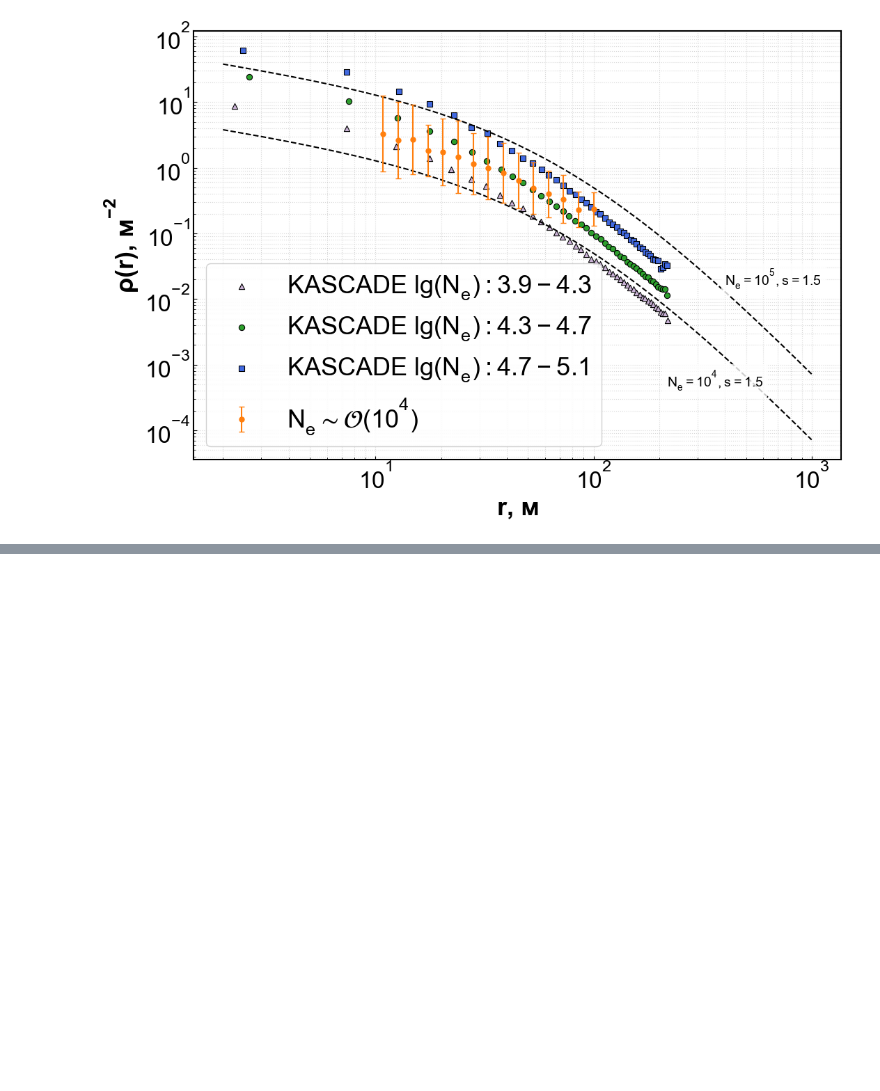
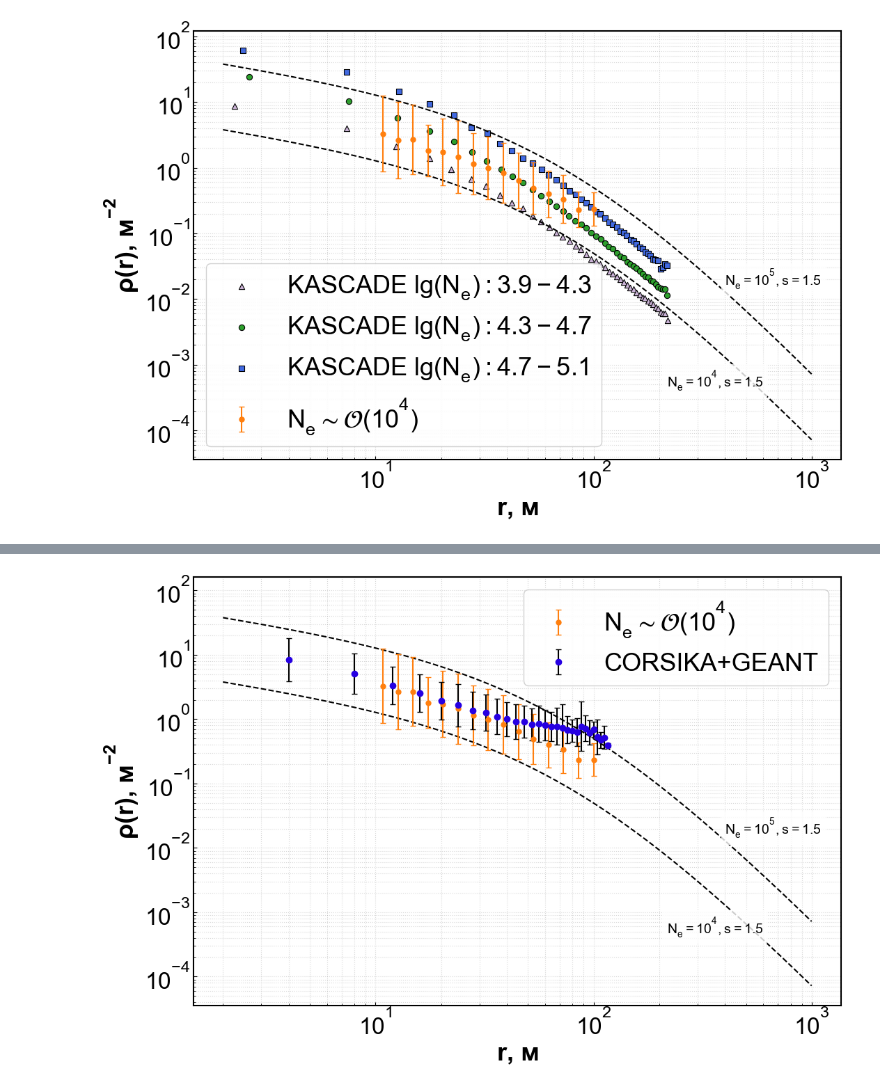
Before and after one commit to matalhim/sdf, a Jupyter notebook: events/notebooks/visualization.ipynb, the cells around one changed output, grey strips where cells are left out. Cells and saved outputs as stored; diff of their text form; code cells hidden in the pictures; blank space fills up the shorter version.

```diff
--- a/events/notebooks/visualization.ipynb
+++ b/events/notebooks/visualization.ipynb
@@ -369,0 +418,20 @@ coordinates_df.head(1)
+# %%
+binned_rho_modeling = defaultdict(list)
+
+
+for r, rho in zip(all_rs_modeling , all_rhos_modeling):
+    bin_r = int(r // 4 * 4)
+    binned_rho_modeling[bin_r].append(rho)
+
+binned_r_modeling = sorted(binned_rho_modeling.keys())
+mean_rho_modeling  = [np.mean(binned_rho_modeling[r]) for r in binned_r_modeling]
+
+result_modeling_df = pd.DataFrame({
+    'r_bin': binned_r_modeling,
+    'rho_mean':mean_rho_modeling,
+    'rho_median': [np.median(binned_rho_modeling[r]) for r in binned_r_modeling],
+    'rho_std': [np.std(binned_rho_modeling[r]) for r in binned_r_modeling],
+    'count': [len(binned_rho_modeling[r]) for r in binned_r_modeling],
+})
+
+result_modeling_df.head(2)
@@ -369,0 +484,80 @@ coordinates_df.head(1)
+# %%
+r_bins_mod = np.logspace(np.log10(10), np.log10(1000), 100)
+bin_centers_mod = np.sqrt(r_bins_mod[:-1] * r_bins_mod[1:])
+
+bin_sums_mod = np.zeros(len(bin_centers_mod))
+bin_counts_mod = np.zeros(len(bin_centers_mod))
+bin_sumsq_mod = np.zeros(len(bin_centers_mod))
+
+for r_val, rho_val in zip(all_rs_modeling, all_rhos_modeling):
+    idx = np.searchsorted(r_bins_mod, r_val) - 1
+    if 0 <= idx < len(bin_centers_mod):
+        bin_sums_mod[idx] += rho_val
+        bin_sumsq_mod[idx] += rho_val**2
+        bin_counts_mod[idx] += 1
+
+mean_rho_mod = bin_sums_mod / bin_counts_mod
+std_rho_mod = np.sqrt(bin_sumsq_mod / bin_counts_mod - mean_rho_mod**2)
+
+log_mean_mod = np.log10(mean_rho_mod)
+log_std_mod = std_rho_mod / (mean_rho_mod * np.log(10))
+
+yerr_lower_mod = mean_rho_mod - 10**(log_mean_mod - log_std_mod)
+yerr_upper_mod = 10**(log_mean_mod + log_std_mod) - mean_rho_mod
+
+yerr_lower_mod = np.abs(yerr_lower_mod)
+yerr_upper_mod = np.abs(yerr_upper_mod)
+
+plt.figure(figsize=(12, 8))
+
+line1, = plt.plot(r_enterval, rho_calculate_low, c='black', linestyle='--')
+line2, = plt.plot(r_enterval, rho_calculate_hight, c='black', linestyle='--')
+
+def add_label(line, text, x_pos=0.5, pos='right'):
+    y_pos = np.interp(x_pos, r_enterval, line.get_ydata())
+    plt.text(x_pos, y_pos, text,
+             color=line.get_color(),
+             ha=pos, va='bottom',
+             bbox=dict(facecolor='white', alpha=0.8, edgecolor='none'),
+             fontsize=14)
+
+add_label(line1, fr'$N_e=10^{{{int(np.log10(Ne_low))}}},s=1.5$', x_pos=600, pos='right')
+add_label(line2, fr'$N_e=10^{{{int(np.log10(Ne_hight))}}},s=1.5$', x_pos=400, pos='left')
+
+# plt.errorbar(bin_centers_mod, mean_rho_mod, yerr=[yerr_lower_mod, yerr_upper_mod], color='#ff7f0e',
+#              fmt='o', capsize=3, markersize=5, label=r'$Моделирование$')
+
+# Для result_modeling_df сделаем тоже с логошибками:
+mean_rho_res = result_modeling_df['rho_mean'].values
+std_rho_res = result_modeling_df['rho_std'].values
+
+log_mean_res = np.log10(mean_rho_res)
+log_std_res = std_rho_res / (mean_rho_res * np.log(10))
+
+yerr_lower_res = np.abs(mean_rho_res - 10**(log_mean_res - log_std_res))
+yerr_upper_res = np.abs(10**(log_mean_res + log_std_res) - mean_rho_res)
+
+plt.errorbar(bin_centers, mean_rho, yerr=[yerr_lower, yerr_upper], color='#ff7f0e',
+             fmt='o', capsize=3, markersize=5,   label=r'$N_e \sim \mathcal{O} (10^4)$')
+
+plt.errorbar(
+    result_modeling_df['r_bin'][:-3],
+    mean_rho_res[:-3],
+    yerr=[yerr_lower_res[:-3], yerr_upper_res[:-3]],
+    fmt='o',
+    color="#2600E2",
+    ecolor='black',
+    capsize=3,
+    label='CORSIKA+GEANT'
+)
+
+
+plt.xscale('log')
+plt.yscale('log')
+plt.grid(True, which='both', ls=':')
+plt.xlabel(r'$r$, м')
+plt.ylabel(r'$\rho(r)$, м$^{-2}$')
+plt.legend()
+plt.show()
+# %% [output]
+[figure, added]
```
Also changed, not shown: parts of 19 cells of this notebook, 3 other files.
